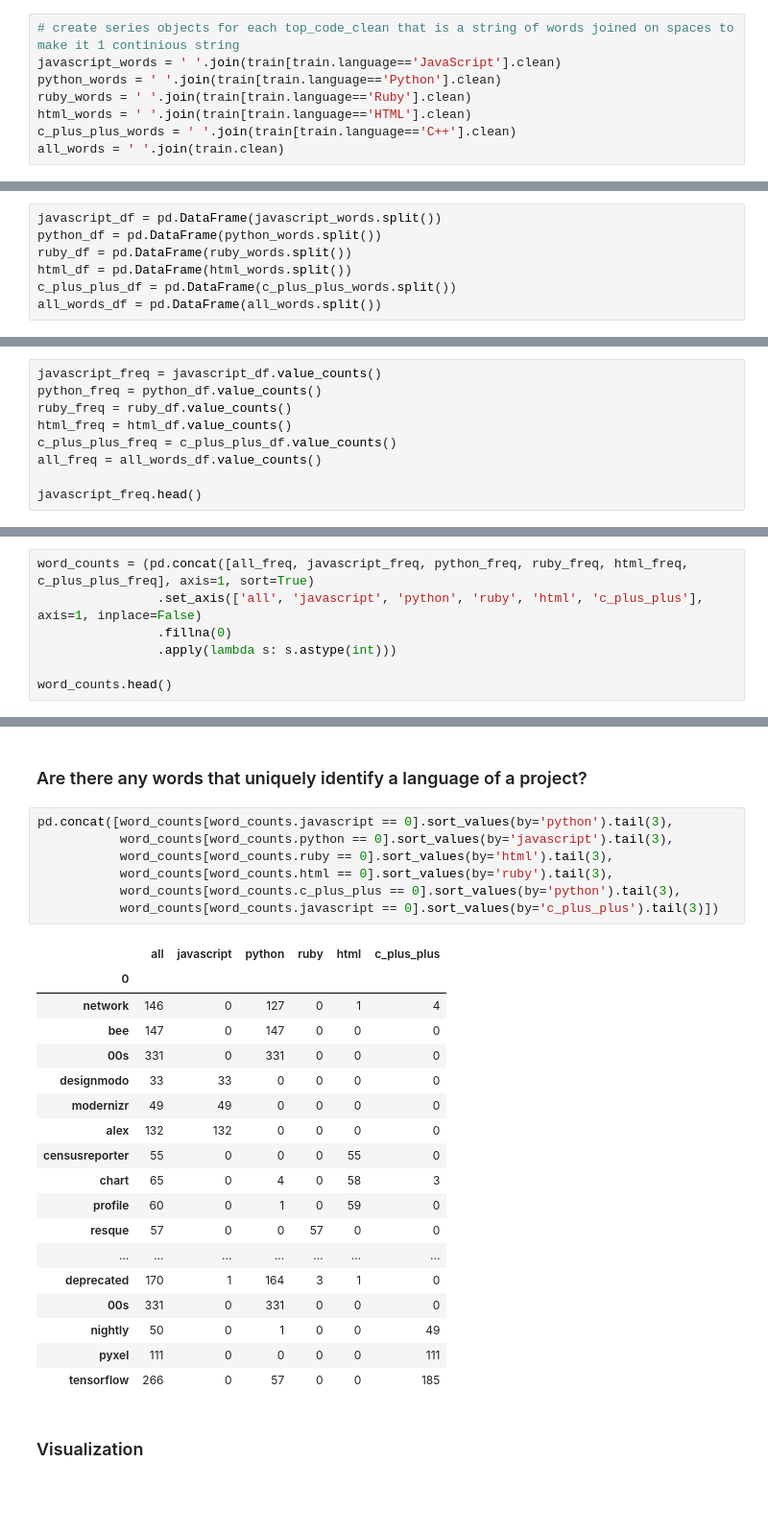
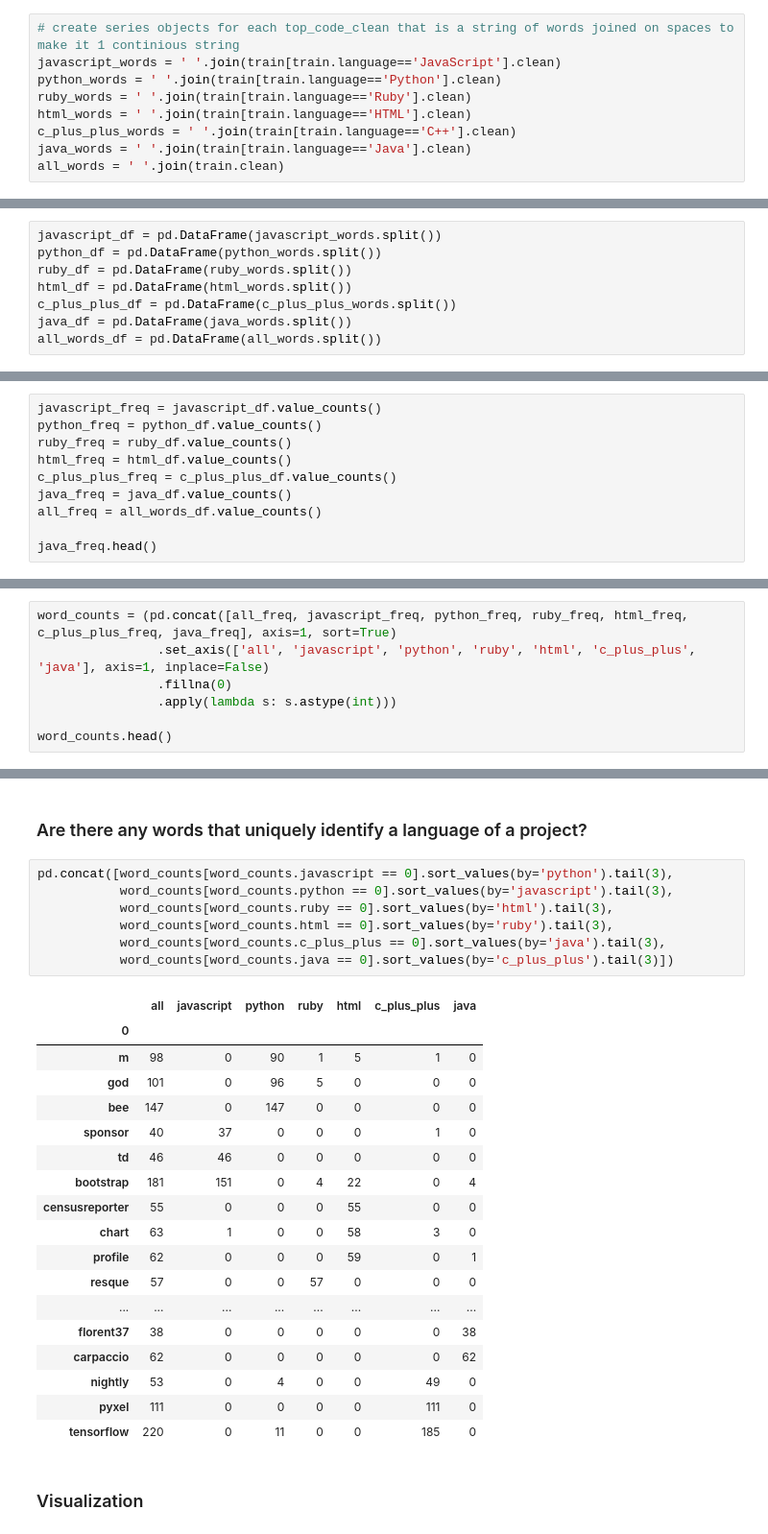
Before and after one commit to NLP-404-Not-Found/nlp-project, a Jupyter notebook: kwames_sketchbook.ipynb, the cells around one changed output, grey strips where cells are left out. Shown at 96% size. Drawn from its saved outputs; the diff is of its cells as text; blank space fills up the shorter version.

```diff
--- a/kwames_sketchbook.ipynb
+++ b/kwames_sketchbook.ipynb
@@ -182,6 +182,7 @@ python_words = ' '.join(train[train.language=='Python'].clean)
 ruby_words = ' '.join(train[train.language=='Ruby'].clean)
 html_words = ' '.join(train[train.language=='HTML'].clean)
 c_plus_plus_words = ' '.join(train[train.language=='C++'].clean)
+java_words = ' '.join(train[train.language=='Java'].clean)
 all_words = ' '.join(train.clean)
 # %% [markdown]
 ## Explore
@@ -200,4 +201,5 @@ python_df = pd.DataFrame(python_words.split())
 ruby_df = pd.DataFrame(ruby_words.split())
 html_df = pd.DataFrame(html_words.split())
 c_plus_plus_df = pd.DataFrame(c_plus_plus_words.split())
+java_df = pd.DataFrame(java_words.split())
 all_words_df = pd.DataFrame(all_words.split())
@@ -223,7 +225,8 @@ python_freq = python_df.value_counts()
 ruby_freq = ruby_df.value_counts()
 html_freq = html_df.value_counts()
 c_plus_plus_freq = c_plus_plus_df.value_counts()
+java_freq = java_df.value_counts()
 all_freq = all_words_df.value_counts()
 
-javascript_freq.head()
+java_freq.head()
 # %% [output]
@@ -235,7 +238,7 @@ j        89
 dtype: int64
 # %%
-word_counts = (pd.concat([all_freq, javascript_freq, python_freq, ruby_freq, html_freq, c_plus_plus_freq], axis=1, sort=True)
-                .set_axis(['all', 'javascript', 'python', 'ruby', 'html', 'c_plus_plus'], axis=1, inplace=False)
+word_counts = (pd.concat([all_freq, javascript_freq, python_freq, ruby_freq, html_freq, c_plus_plus_freq, java_freq], axis=1, sort=True)
+                .set_axis(['all', 'javascript', 'python', 'ruby', 'html', 'c_plus_plus', 'java'], axis=1, inplace=False)
                 .fillna(0)
                 .apply(lambda s: s.astype(int)))
 
@@ -270,29 +273,29 @@ word_counts.sort_values(by='all', ascending=False).head(10)
 # %%
 pd.concat([word_counts[word_counts.javascript == 0].sort_values(by='python').tail(3),
            word_counts[word_counts.python == 0].sort_values(by='javascript').tail(3),
            word_counts[word_counts.ruby == 0].sort_values(by='html').tail(3),
            word_counts[word_counts.html == 0].sort_values(by='ruby').tail(3),
-           word_counts[word_counts.c_plus_plus == 0].sort_values(by='python').tail(3),
-           word_counts[word_counts.javascript == 0].sort_values(by='c_plus_plus').tail(3)])
+           word_counts[word_counts.c_plus_plus == 0].sort_values(by='java').tail(3),
+           word_counts[word_counts.java == 0].sort_values(by='c_plus_plus').tail(3)])
 # %% [output]
-|  | all | javascript | python | ruby | html | c_plus_plus |
-| 0 |  |  |  |  |  |  |
-| network | 146 | 0 | 127 | 0 | 1 | 4 |
-| bee | 147 | 0 | 147 | 0 | 0 | 0 |
-| 00s | 331 | 0 | 331 | 0 | 0 | 0 |
-| designmodo | 33 | 33 | 0 | 0 | 0 | 0 |
-| modernizr | 49 | 49 | 0 | 0 | 0 | 0 |
-| alex | 132 | 132 | 0 | 0 | 0 | 0 |
-| censusreporter | 55 | 0 | 0 | 0 | 55 | 0 |
-| chart | 65 | 0 | 4 | 0 | 58 | 3 |
-| profile | 60 | 0 | 1 | 0 | 59 | 0 |
-| resque | 57 | 0 | 0 | 57 | 0 | 0 |
-| ... | ... | ... | ... | ... | ... | ... |
-| deprecated | 170 | 1 | 164 | 3 | 1 | 0 |
-| 00s | 331 | 0 | 331 | 0 | 0 | 0 |
-| nightly | 50 | 0 | 1 | 0 | 0 | 49 |
-| pyxel | 111 | 0 | 0 | 0 | 0 | 111 |
-| tensorflow | 266 | 0 | 57 | 0 | 0 | 185 |
+|  | all | javascript | python | ruby | html | c_plus_plus | java |
+| 0 |  |  |  |  |  |  |  |
+| m | 98 | 0 | 90 | 1 | 5 | 1 | 0 |
+| god | 101 | 0 | 96 | 5 | 0 | 0 | 0 |
+| bee | 147 | 0 | 147 | 0 | 0 | 0 | 0 |
+| sponsor | 40 | 37 | 0 | 0 | 0 | 1 | 0 |
+| td | 46 | 46 | 0 | 0 | 0 | 0 | 0 |
+| bootstrap | 181 | 151 | 0 | 4 | 22 | 0 | 4 |
+| censusreporter | 55 | 0 | 0 | 0 | 55 | 0 | 0 |
+| chart | 63 | 1 | 0 | 0 | 58 | 3 | 0 |
+| profile | 62 | 0 | 0 | 0 | 59 | 0 | 1 |
+| resque | 57 | 0 | 0 | 57 | 0 | 0 | 0 |
+| ... | ... | ... | ... | ... | ... | ... | ... |
+| florent37 | 38 | 0 | 0 | 0 | 0 | 0 | 38 |
+| carpaccio | 62 | 0 | 0 | 0 | 0 | 0 | 62 |
+| nightly | 53 | 0 | 4 | 0 | 0 | 49 | 0 |
+| pyxel | 111 | 0 | 0 | 0 | 0 | 111 | 0 |
+| tensorflow | 220 | 0 | 11 | 0 | 0 | 185 | 0 |
 # %% [markdown]
 ### Visualization
 # %%
```
Also changed, not shown: parts of 20 cells of this notebook, 1 other file.
